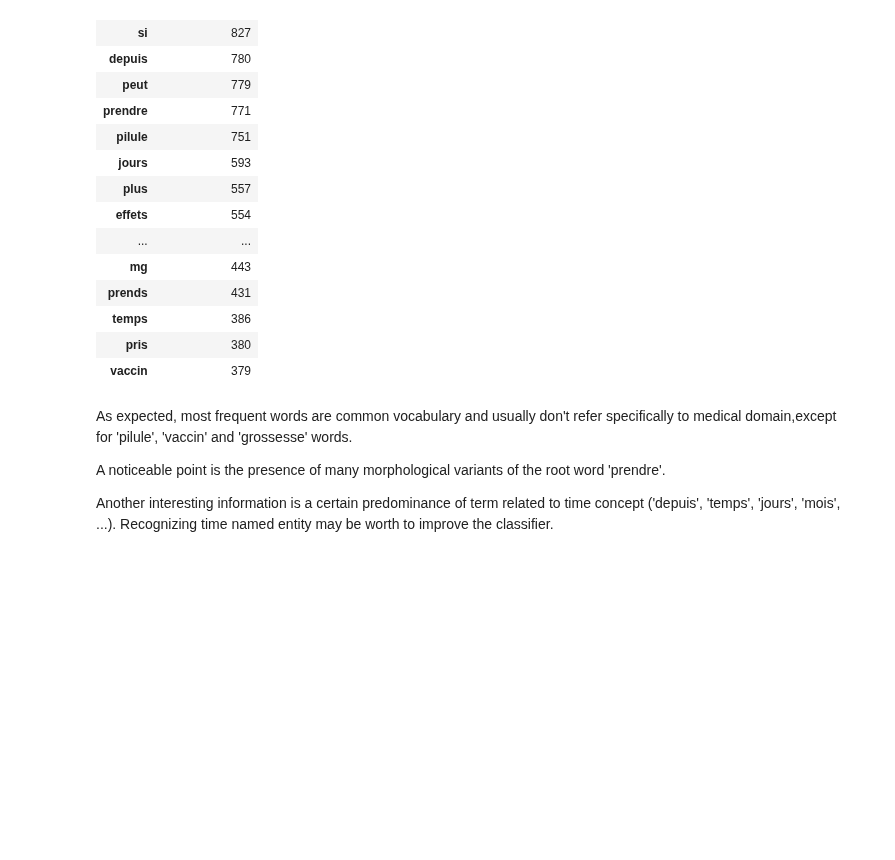
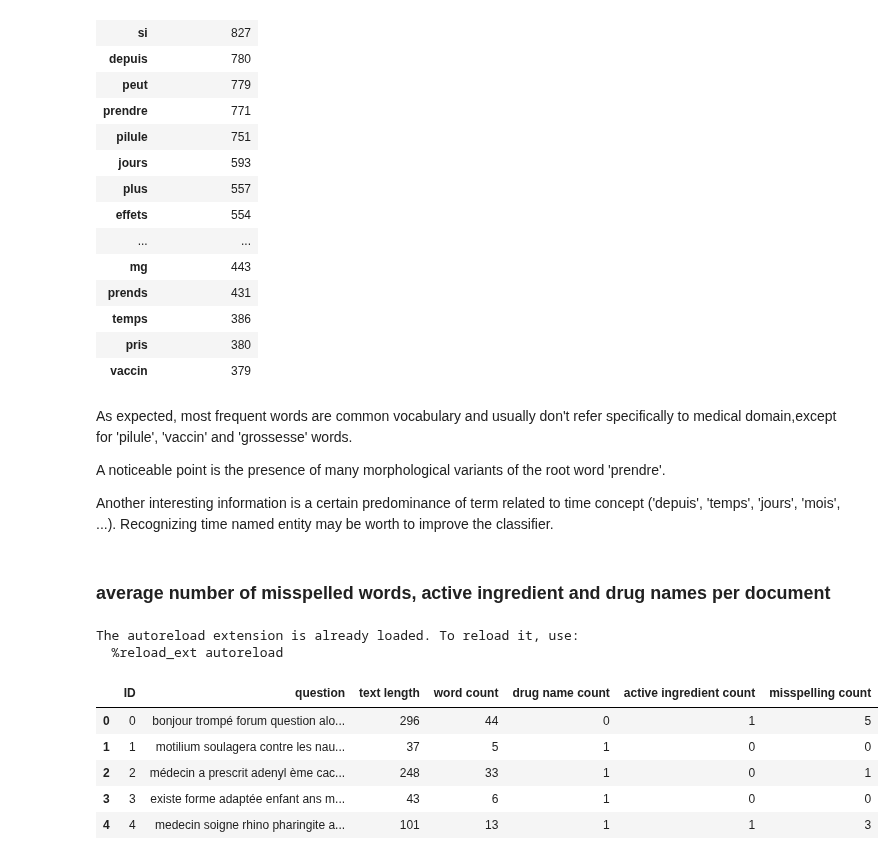
Before and after one commit to jhuu32/CES, a Jupyter notebook: notebooks/data_analysis/data_exploration.ipynb, the cells around one changed output. Drawn from its saved outputs; the diff is of its cells as text; code cells hidden in the pictures; blank space fills up the shorter version.

Commit message:
add variable importance display + additional stats on text

```diff
--- a/notebooks/data_analysis/data_exploration.ipynb
+++ b/notebooks/data_analysis/data_exploration.ipynb
@@ -347,3 +346,57 @@ As expected, most frequent words are common vocabulary and usually don't refer s
 A noticeable point is the presence of many morphological variants of the root word 'prendre'.
 
 Another interesting information is a certain predominance of term related to time concept ('depuis', 'temps', 'jours', 'mois', ...). Recognizing time named entity may be worth to improve the classifier.
+# %% [markdown]
+### average number of misspelled words, active ingredient and drug names per document
+# %%
+# we leverage upfront the misspelling correction in the text preprocessing phase to get a better counting
+%load_ext autoreload
+%autoreload 2
+import sys
+sys.path.append('..')
+from utils import serializer
+
+drugFixMap = serializer.loadFixMap('../../data/staging_data/mispelled_drug_names.csv')
+misspelledDrugNames = set(drugFixMap.keys())
+
+ingredientFixMap = serializer.loadFixMap('../../data/staging_data/mispelled_ingredient_names.csv')
+misspelledIngredients = set(drugFixMap.keys())
+
+frenchDict = serializer.loadWords('../../data/vocabulary/french_dictionary.txt')
+drugNames = serializer.loadWords('../../data/staging_data/drug_names.txt')
+drugNames = set(map(lambda x : x.lower(), drugNames))
+ingredientNames = serializer.loadWords('../../data/staging_data/ingredient_names.txt')
+ingredientNames = set(map(lambda x : x.lower(), ingredientNames))
+
+
+def getDrugNameCount(text):
+    words = set(text.split())
+    return len(words & misspelledDrugNames) + len(words & drugNames)
+
+def getIngredientCount(text):
+    words = set(text.split())
+    return len(words & misspelledIngredients) + len(words & ingredientNames)
+
+def getMisspellingCount(text):
+    words = set(text.split())
+    count = 0
+    for word in words:
+        if word in frenchDict or word in drugNames or word in ingredientNames:
+            continue
+        count = count + 1
+    return count
+
+XTrain['drug name count']  = XTrain['question'].map(lambda x: getDrugNameCount(x))
+XTrain['active ingredient count']  = XTrain['question'].map(lambda x: getIngredientCount(x))
+XTrain['misspelling count']  = XTrain['question'].map(lambda x: getMisspellingCount(x))
+
+XTrain.head(5)
+# %% [output]
+The autoreload extension is already loaded. To reload it, use:
+  %reload_ext autoreload
+|  | ID | question | text length | word count | drug name count | active ingredient count | misspelling count |
+| 0 | 0 | bonjour trompé forum question alo... | 296 | 44 | 0 | 1 | 5 |
+| 1 | 1 | motilium soulagera contre les nau... | 37 | 5 | 1 | 0 | 0 |
+| 2 | 2 | médecin a prescrit adenyl ème cac... | 248 | 33 | 1 | 0 | 1 |
+| 3 | 3 | existe forme adaptée enfant ans m... | 43 | 6 | 1 | 0 | 0 |
+| 4 | 4 | medecin soigne rhino pharingite a... | 101 | 13 | 1 | 1 | 3 |
```
Also changed, not shown: parts of 5 cells of this notebook, 6 other files.
